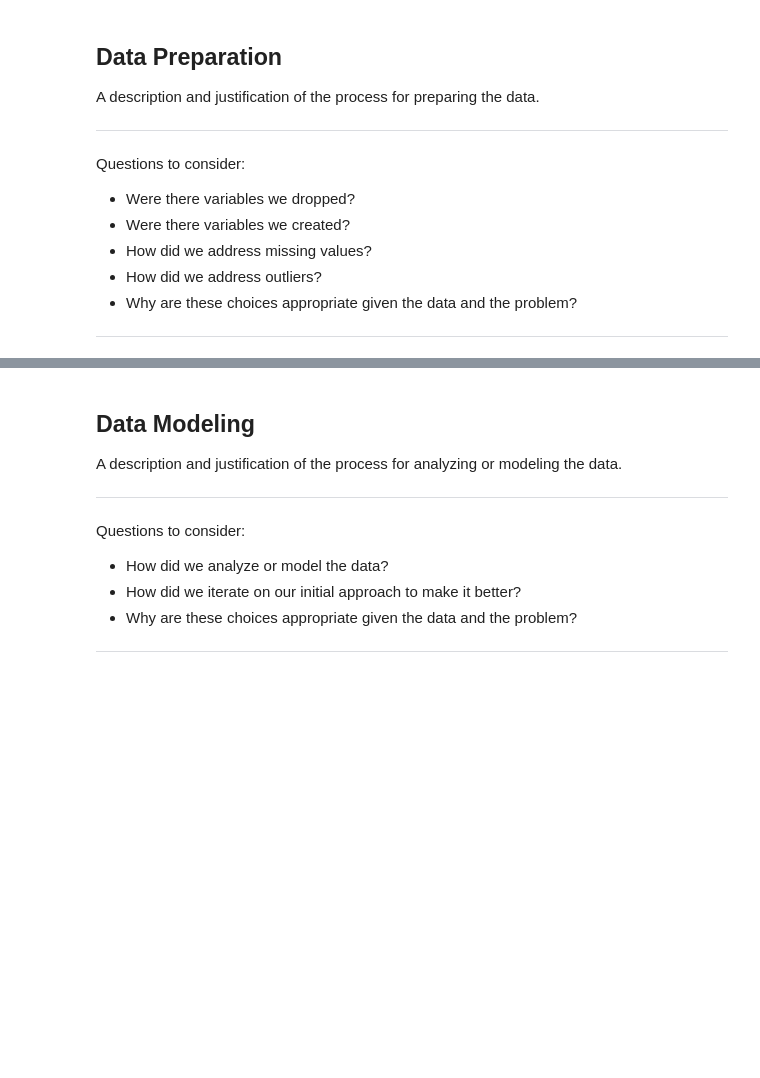
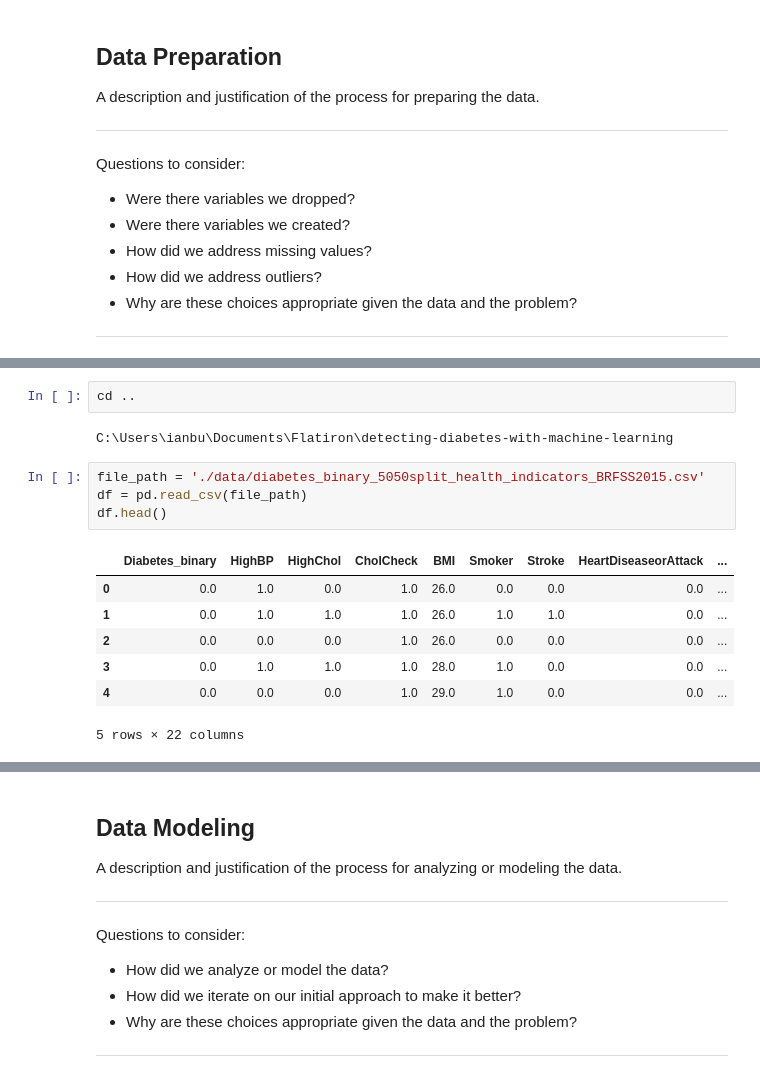
Before and after one commit to ChumpyDuelle/detecting-diabetes-with-machine-learning, a Jupyter notebook: detecting-diabetes-with-machine-learning.ipynb, the cells around one changed output, grey strips where cells are left out. Drawn from its saved outputs; the diff is of its cells as text; blank space fills up the shorter version.

```diff
--- a/detecting-diabetes-with-machine-learning.ipynb
+++ b/detecting-diabetes-with-machine-learning.ipynb
@@ -211,0 +239,16 @@ Questions to consider:
+# %%
+cd ..
+# %% [output]
+C:\Users\ianbu\Documents\Flatiron\detecting-diabetes-with-machine-learning
+# %%
+file_path = './data/diabetes_binary_5050split_health_indicators_BRFSS2015.csv'
+df = pd.read_csv(file_path)
+df.head()
+# %% [output]
+|  | Diabetes_binary | HighBP | HighChol | CholCheck | BMI | Smoker | Stroke | HeartDiseaseorAttack | ... |
+| 0 | 0.0 | 1.0 | 0.0 | 1.0 | 26.0 | 0.0 | 0.0 | 0.0 | ... |
+| 1 | 0.0 | 1.0 | 1.0 | 1.0 | 26.0 | 1.0 | 1.0 | 0.0 | ... |
+| 2 | 0.0 | 0.0 | 0.0 | 1.0 | 26.0 | 0.0 | 0.0 | 0.0 | ... |
+| 3 | 0.0 | 1.0 | 1.0 | 1.0 | 28.0 | 1.0 | 0.0 | 0.0 | ... |
+| 4 | 0.0 | 0.0 | 0.0 | 1.0 | 29.0 | 1.0 | 0.0 | 0.0 | ... |
+5 rows × 22 columns
```
Also changed, not shown: parts of 9 cells of this notebook.
